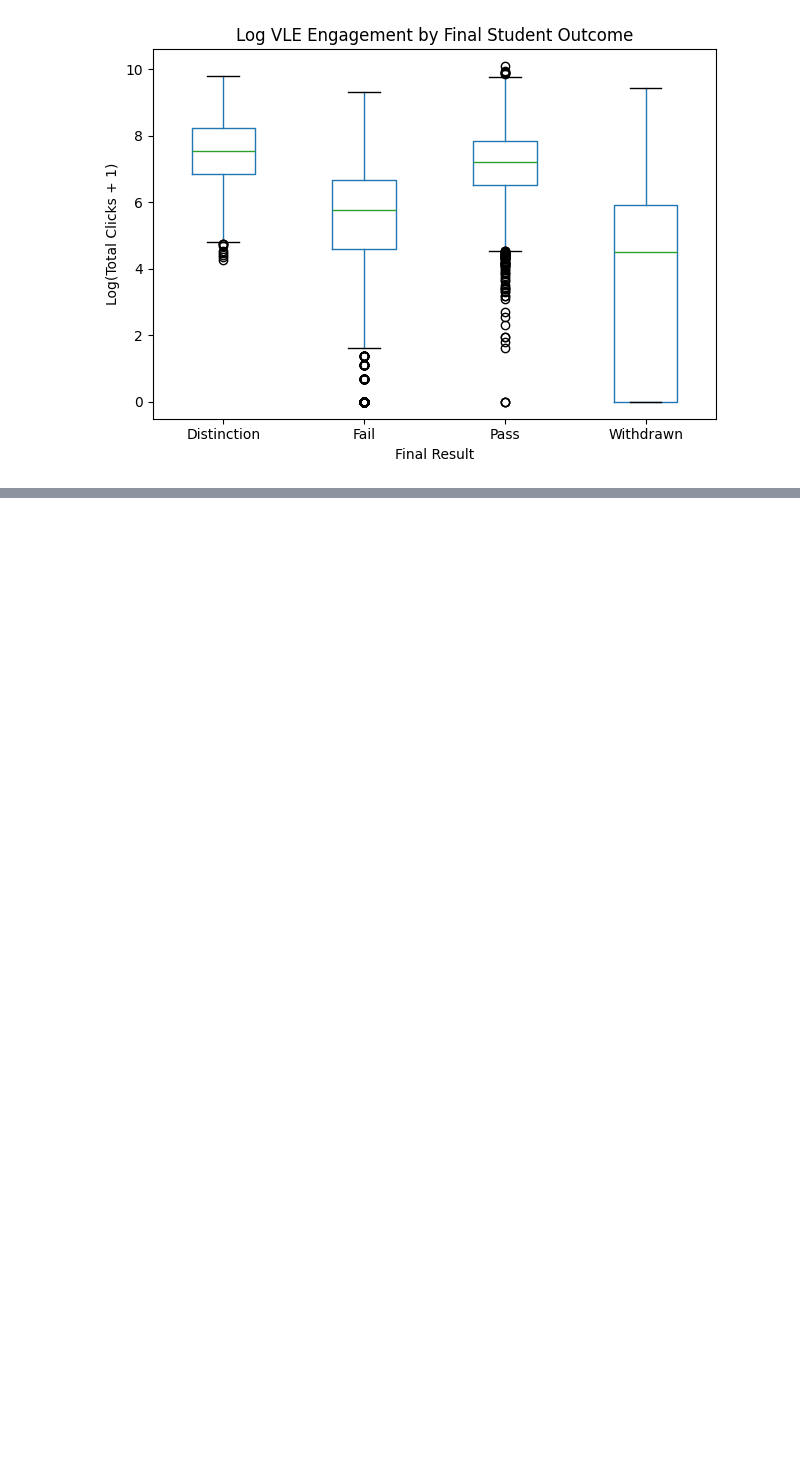
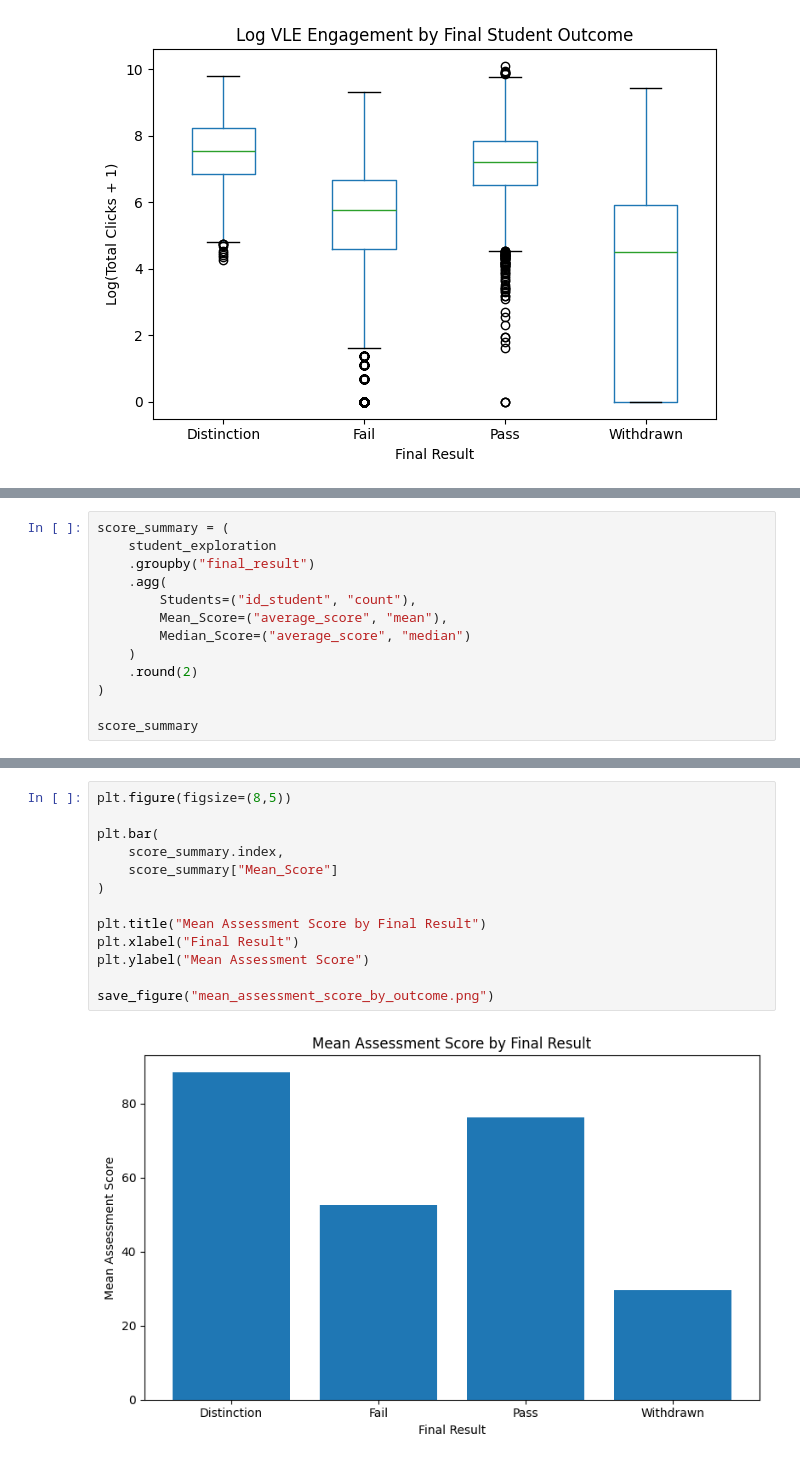
Before and after one commit to maverick8675309/seaid-framework, a Jupyter notebook: Notebooks/01_data_exploration.ipynb, the cells around one changed output, grey strips where cells are left out. Cells and saved outputs as stored; diff of their text form; blank space fills up the shorter version.

```diff
--- a/Notebooks/01_data_exploration.ipynb
+++ b/Notebooks/01_data_exploration.ipynb
@@ -818,0 +938,13 @@ save_figure("engagement_boxplot.png")
+# %%
+score_summary = (
+    student_exploration
+    .groupby("final_result")
+    .agg(
+        Students=("id_student", "count"),
+        Mean_Score=("average_score", "mean"),
+        Median_Score=("average_score", "median")
+    )
+    .round(2)
+)
+
+score_summary
@@ -818,0 +958,15 @@ save_figure("engagement_boxplot.png")
+# %%
+plt.figure(figsize=(8,5))
+
+plt.bar(
+    score_summary.index,
+    score_summary["Mean_Score"]
+)
+
+plt.title("Mean Assessment Score by Final Result")
+plt.xlabel("Final Result")
+plt.ylabel("Mean Assessment Score")
+
+save_figure("mean_assessment_score_by_outcome.png")
+# %% [output]
+[figure, added]
```
Also changed, not shown: parts of 28 cells of this notebook.
